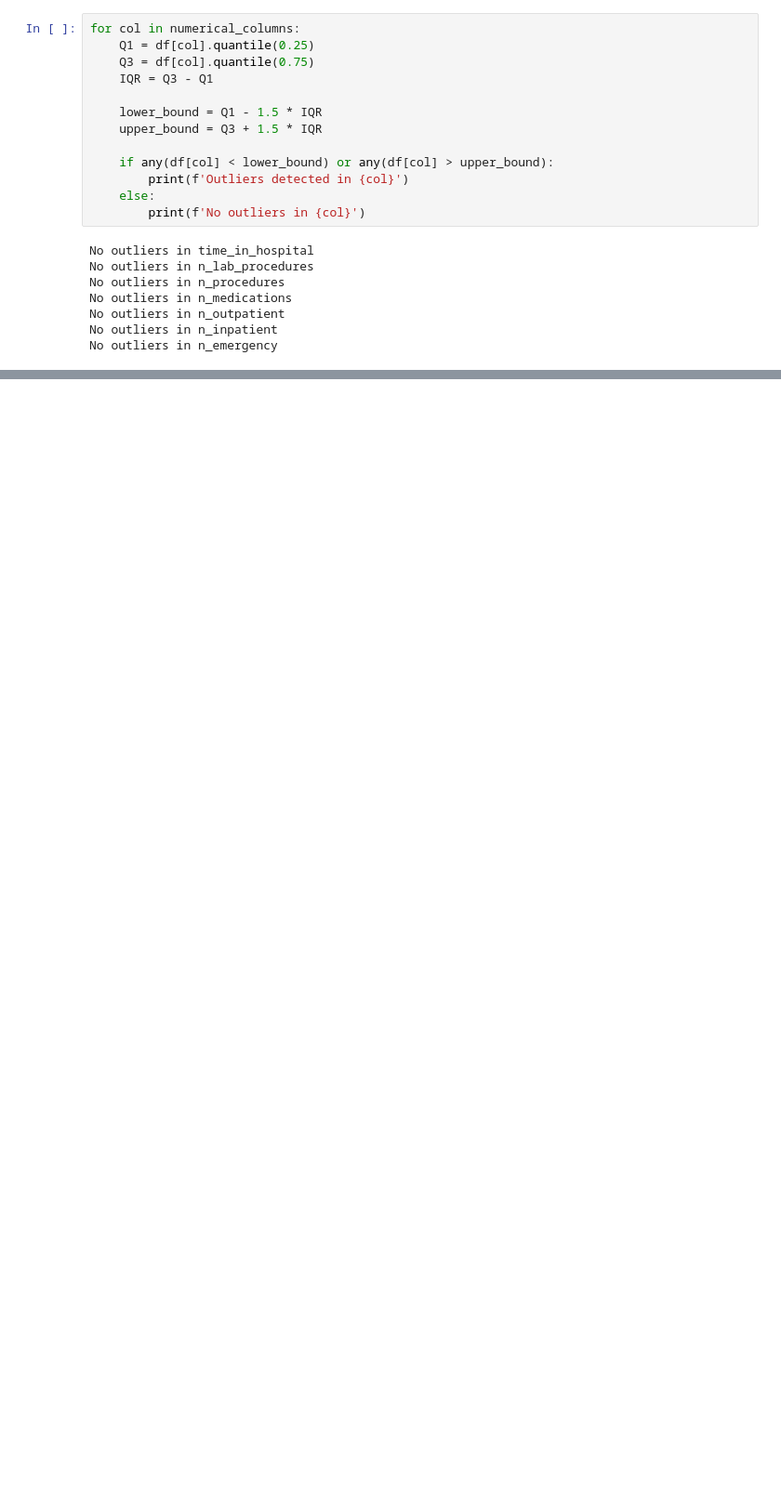
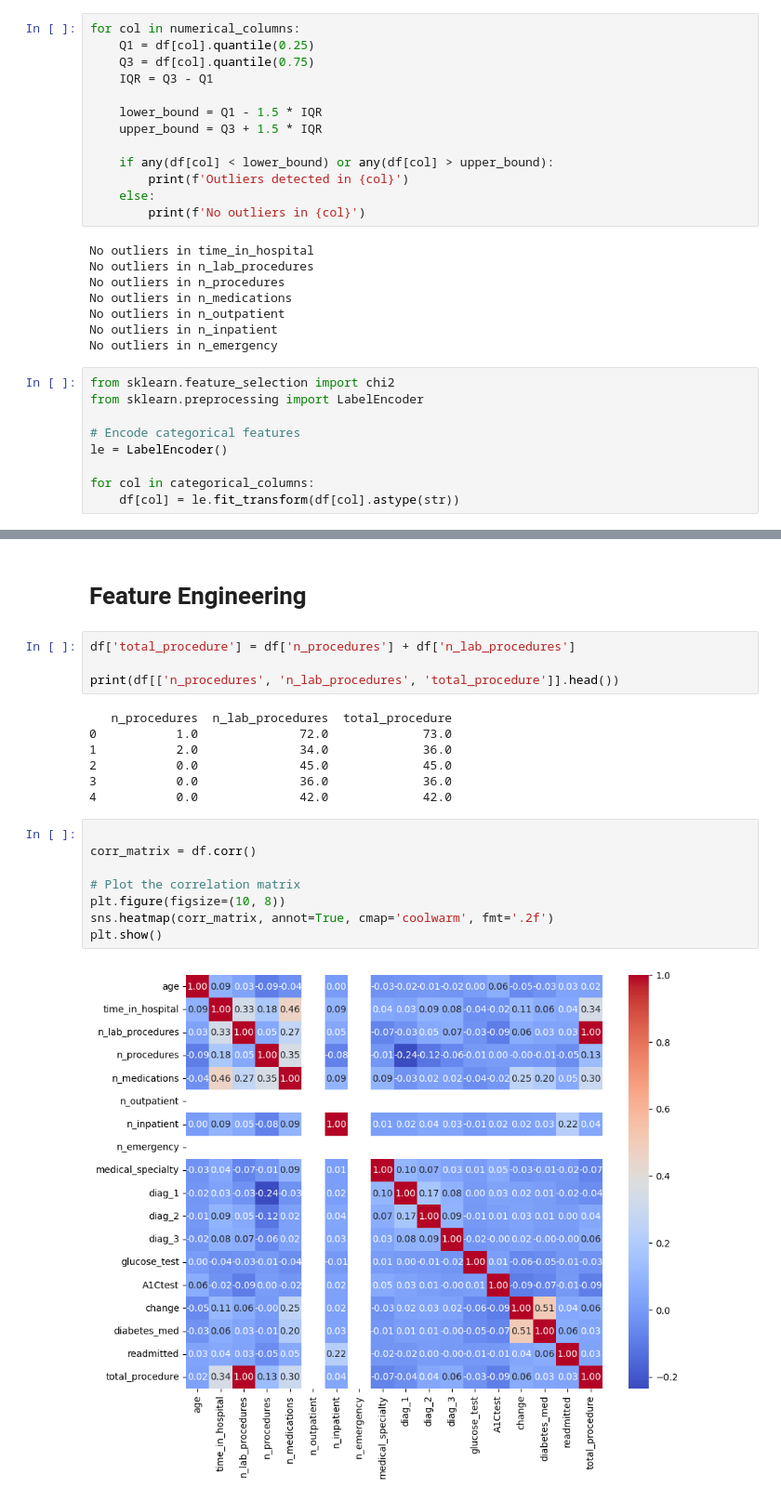
Before and after one commit to mohamedhanfi/hospital-readmissions, a Jupyter notebook: hospital_readmissions.ipynb, the cells around one changed output, grey strips where cells are left out. Shown at 93% size. Saved outputs shown, nothing was run; the diff lists cells and outputs as text; blank space fills up the shorter version.

```diff
--- a/hospital_readmissions.ipynb
+++ b/hospital_readmissions.ipynb
@@ -191,3 +248,12 @@ No outliers in n_medications
 No outliers in n_outpatient
 No outliers in n_inpatient
 No outliers in n_emergency
+# %%
+from sklearn.feature_selection import chi2
+from sklearn.preprocessing import LabelEncoder
+
+# Encode categorical features
+le = LabelEncoder()
+
+for col in categorical_columns:
+    df[col] = le.fit_transform(df[col].astype(str))
@@ -193,0 +269,23 @@ No outliers in n_emergency
+# %% [markdown]
+# Feature Engineering
+# %%
+df['total_procedure'] = df['n_procedures'] + df['n_lab_procedures']
+
+print(df[['n_procedures', 'n_lab_procedures', 'total_procedure']].head())
+# %% [output]
+   n_procedures  n_lab_procedures  total_procedure
+0           1.0              72.0             73.0
+1           2.0              34.0             36.0
+2           0.0              45.0             45.0
+3           0.0              36.0             36.0
+4           0.0              42.0             42.0
+# %%
+
+corr_matrix = df.corr()
+
+# Plot the correlation matrix
+plt.figure(figsize=(10, 8))
+sns.heatmap(corr_matrix, annot=True, cmap='coolwarm', fmt='.2f')
+plt.show()
+# %% [output]
+[figure, added]
```
Also changed, not shown: parts of 17 cells of this notebook.
